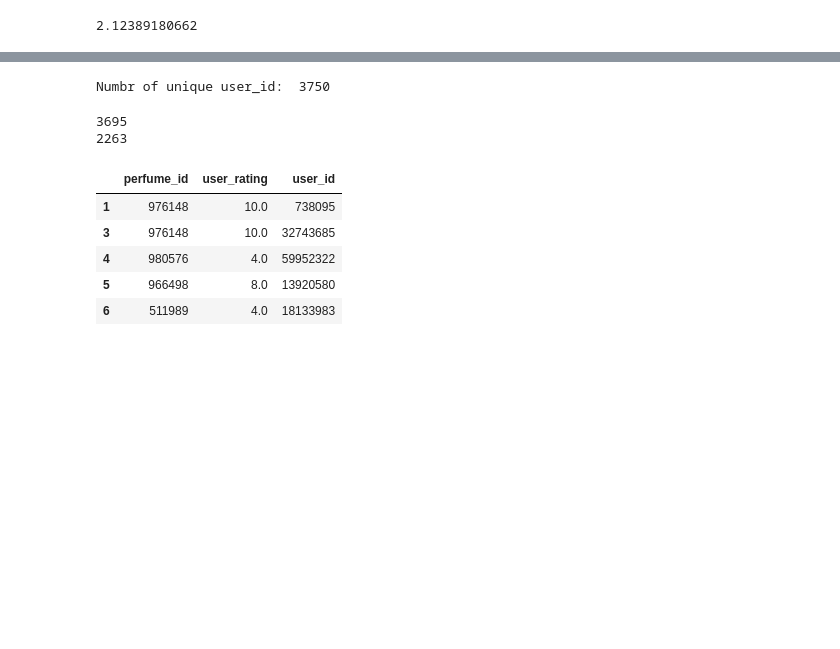
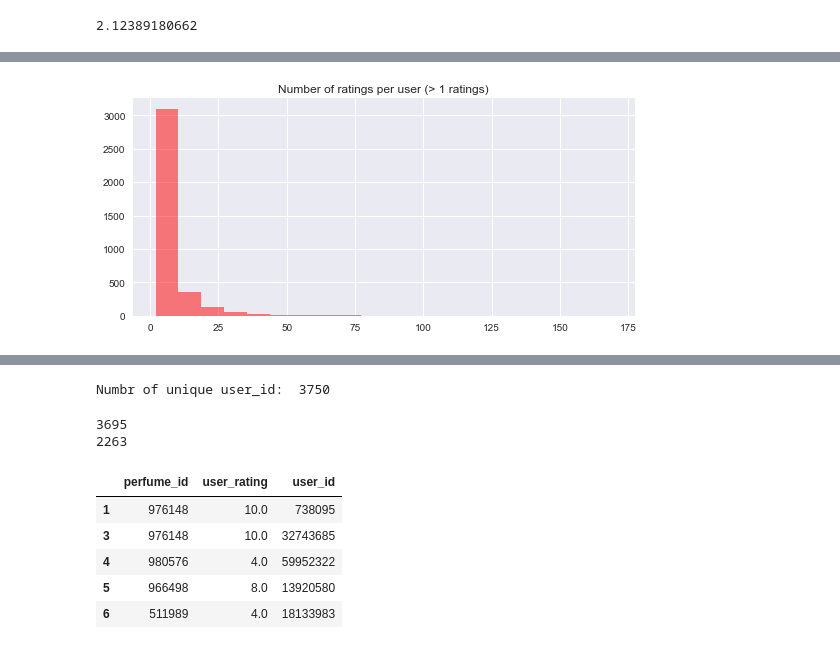
Before and after one commit to kellypeng/scentmate_rec, a Jupyter notebook: EDA/modeling.ipynb, the cells around one changed output, grey strips where cells are left out. Cells and saved outputs as stored; diff of their text form; code cells hidden in the pictures; blank space fills up the shorter version.

```diff
--- a/Modeling.ipynb
+++ b/EDA/modeling.ipynb
@@ -300,10 +286,10 @@ print rmse(y, y_hat)
 # %%
-def remove_user(utility_matrix):
+def remove_user(utility_matrix, remove_n):
     '''
     Takes in utility matrix, removes users with only 1 rating
     Returns new utility matrix
     '''
-    return utility_matrix[utility_matrix.groupby('user_id')['perfume_id'].transform(len) > 1]
+    return utility_matrix[utility_matrix.groupby('user_id')['perfume_id'].transform(len) > remove_n]
 # %%
 # Feed into graphlab:
 def get_data(util):
@@ -320,0 +305,8 @@ util_1 = remove_user(util)
+# %%
+remove_n = 1
+util_test = remove_user(util, remove_n)
+# %%
+util_test.groupby('user_id')['perfume_id'].count().hist(bins=20, color='r', alpha=.5, figsize=(9,4));
+plt.title('Number of ratings per user (> {} ratings)'.format(remove_n));
+# %% [output]
+[figure, added]
```
Also changed, not shown: parts of 29 cells of this notebook, 16 other files.
